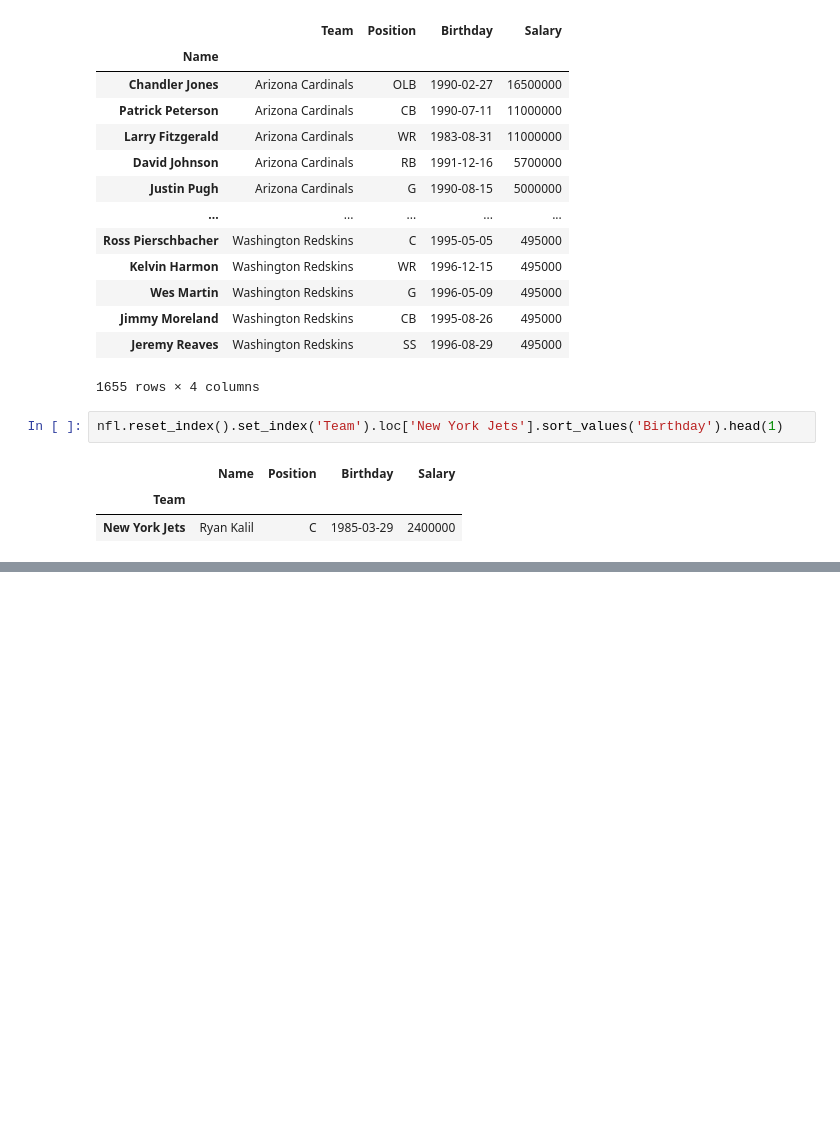
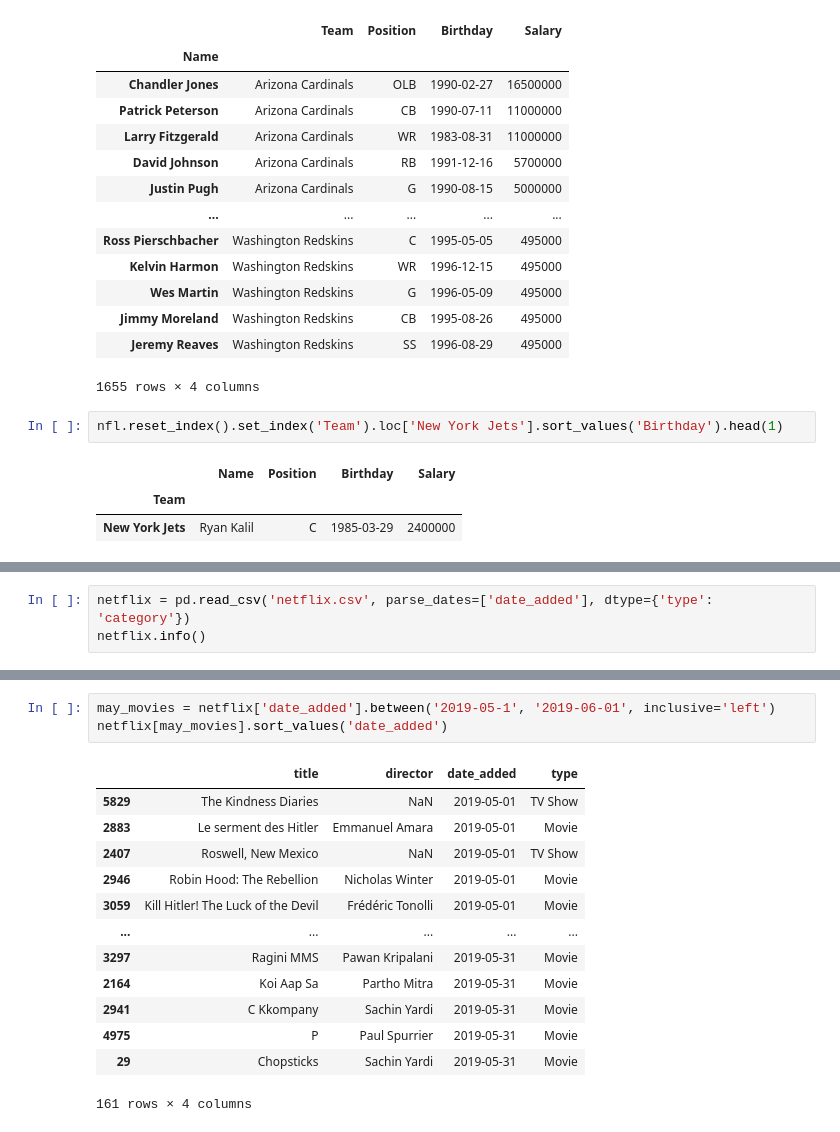
Before and after one commit to feihong/jupyterlab-examples, a Jupyter notebook: exercises.ipynb, the cells around one changed output, grey strips where cells are left out. Cells and saved outputs as stored; diff of their text form; blank space fills up the shorter version.

```diff
--- a/exercises.ipynb
+++ b/exercises.ipynb
@@ -94,0 +102,3 @@ nfl.reset_index().set_index('Team').loc['New York Jets'].sort_values('Birthday')
+# %%
+netflix = pd.read_csv('netflix.csv', parse_dates=['date_added'], dtype={'type': 'category'})
+netflix.info()
@@ -94,0 +153,17 @@ nfl.reset_index().set_index('Team').loc['New York Jets'].sort_values('Birthday')
+# %%
+may_movies = netflix['date_added'].between('2019-05-1', '2019-06-01', inclusive='left')
+netflix[may_movies].sort_values('date_added')
+# %% [output]
+|  | title | director | date_added | type |
+| 5829 | The Kindness Diaries | NaN | 2019-05-01 | TV Show |
+| 2883 | Le serment des Hitler | Emmanuel Amara | 2019-05-01 | Movie |
+| 2407 | Roswell, New Mexico | NaN | 2019-05-01 | TV Show |
+| 2946 | Robin Hood: The Rebellion | Nicholas Winter | 2019-05-01 | Movie |
+| 3059 | Kill Hitler! The Luck of the Devil | Frédéric Tonolli | 2019-05-01 | Movie |
+| ... | ... | ... | ... | ... |
+| 3297 | Ragini MMS | Pawan Kripalani | 2019-05-31 | Movie |
+| 2164 | Koi Aap Sa | Partho Mitra | 2019-05-31 | Movie |
+| 2941 | C Kkompany | Sachin Yardi | 2019-05-31 | Movie |
+| 4975 | P | Paul Spurrier | 2019-05-31 | Movie |
+| 29 | Chopsticks | Sachin Yardi | 2019-05-31 | Movie |
+161 rows × 4 columns
```
Also changed, not shown: parts of 9 cells of this notebook, 1 other file.
